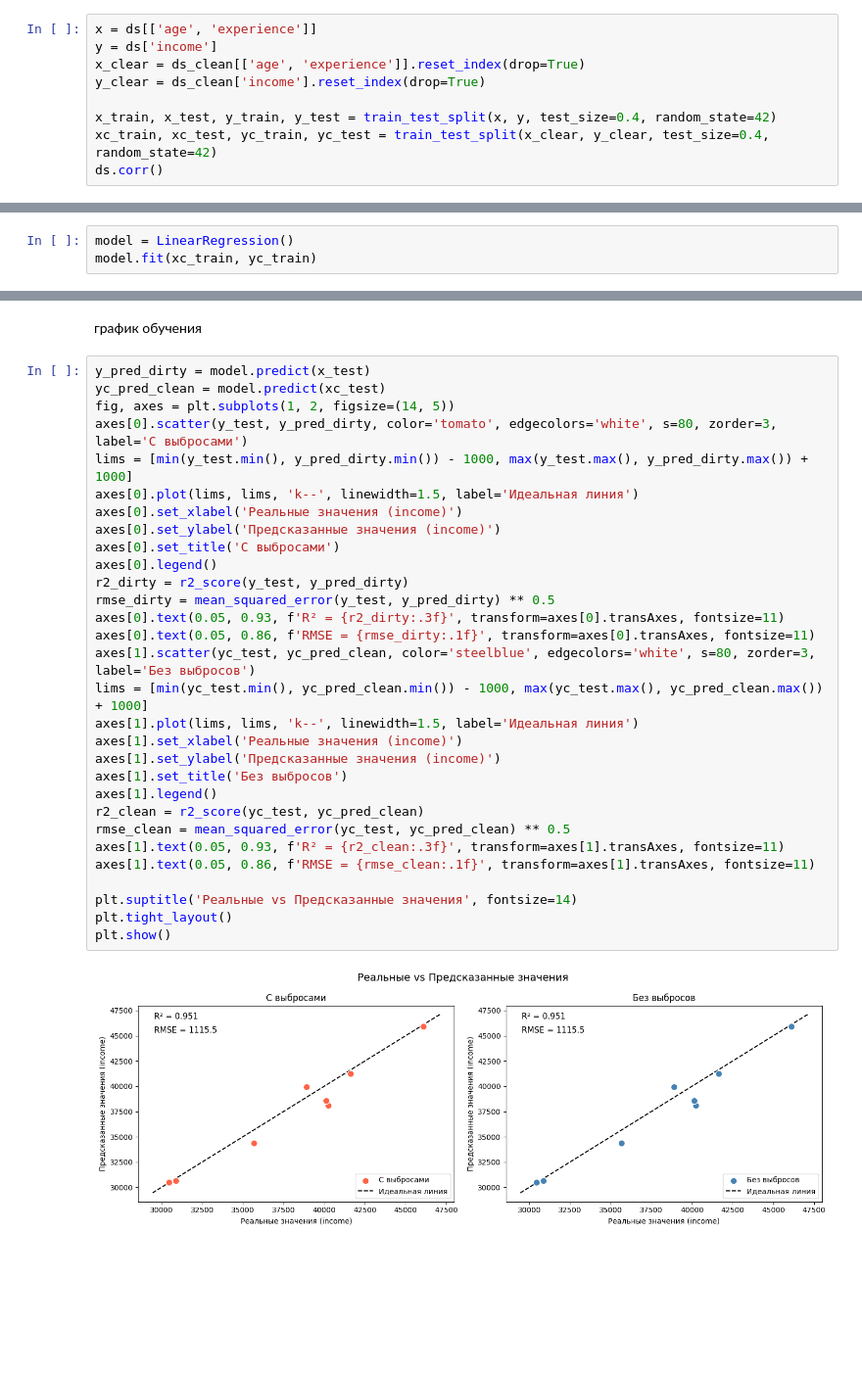
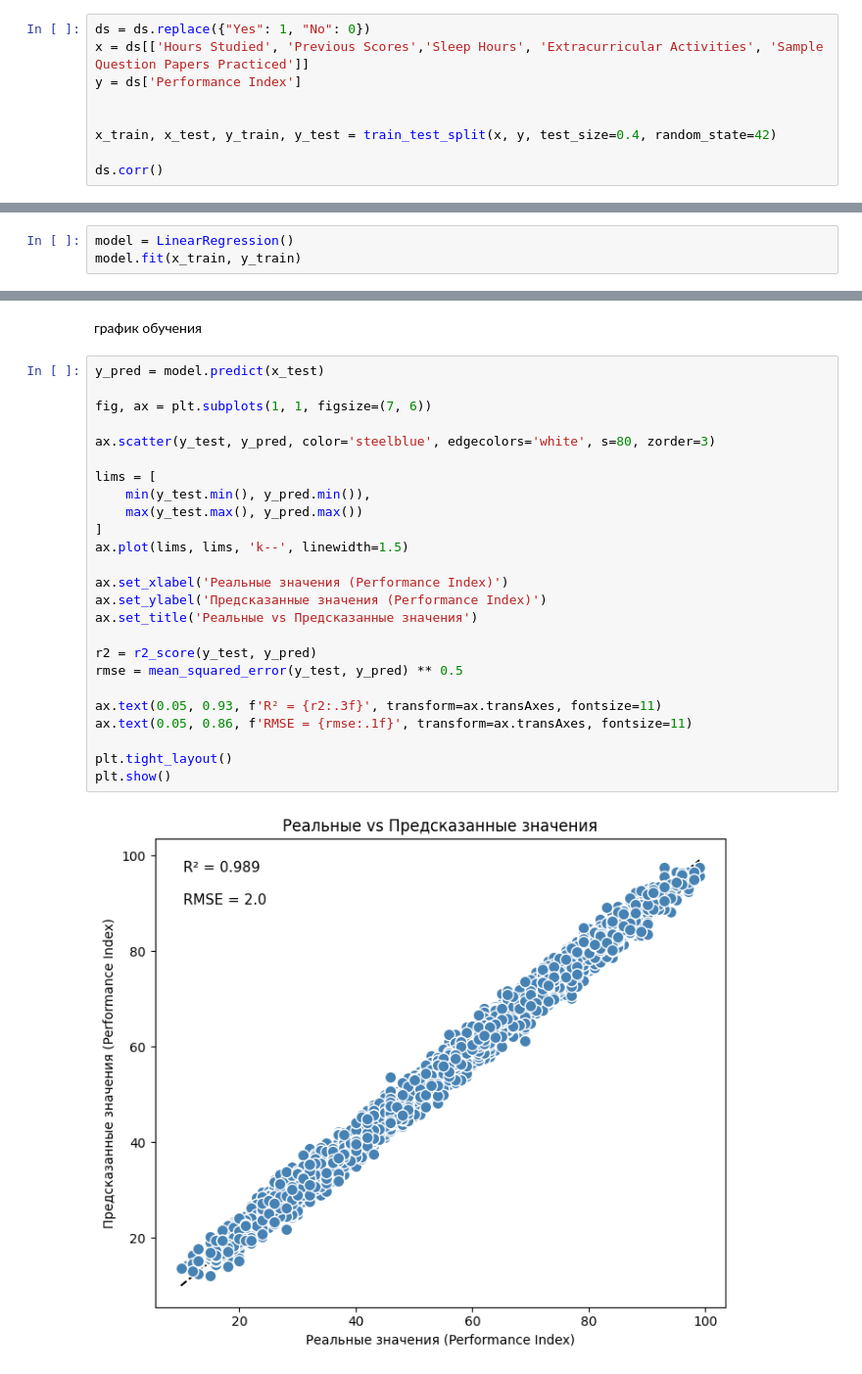
Before and after one commit to bakshva/resum, a Jupyter notebook: linear_regression/main.ipynb, the cells around one changed output, grey strips where cells are left out. Shown at 98% size. Cells and saved outputs as stored; diff of their text form; blank space fills up the shorter version.

```diff
--- a/linear_regression/main.ipynb
+++ b/linear_regression/main.ipynb
@@ -72,10 +110,10 @@ ds_clean = ds[mask.all(axis=1)]
 # %%
-x = ds[['age', 'experience']]
-y = ds['income']
-x_clear = ds_clean[['age', 'experience']].reset_index(drop=True)
-y_clear = ds_clean['income'].reset_index(drop=True)
+ds = ds.replace({"Yes": 1, "No": 0})
+x = ds[['Hours Studied', 'Previous Scores','Sleep Hours', 'Extracurricular Activities', 'Sample Question Papers Practiced']]
+y = ds['Performance Index']
+
 
 x_train, x_test, y_train, y_test = train_test_split(x, y, test_size=0.4, random_state=42)
-xc_train, xc_test, yc_train, yc_test = train_test_split(x_clear, y_clear, test_size=0.4, random_state=42)
+
 ds.corr()
 # %% [output]
@@ -86,6 +127,6 @@ ds.corr()
 # %%
 model = LinearRegression()
-model.fit(xc_train, yc_train)
+model.fit(x_train, y_train)
 # %% [output]
 LinearRegression()
 # %% [markdown]
@@ -108,34 +143,29 @@ print("без выбросов", mse_c**0.5, r2_c, mae_c)
 # %% [markdown]
 график обучения
 # %%
-y_pred_dirty = model.predict(x_test)
-yc_pred_clean = model.predict(xc_test)
-fig, axes = plt.subplots(1, 2, figsize=(14, 5))
-axes[0].scatter(y_test, y_pred_dirty, color='tomato', edgecolors='white', s=80, zorder=3, label='С выбросами')
-lims = [min(y_test.min(), y_pred_dirty.min()) - 1000, max(y_test.max(), y_pred_dirty.max()) + 1000]
-axes[0].plot(lims, lims, 'k--', linewidth=1.5, label='Идеальная линия')
-axes[0].set_xlabel('Реальные значения (income)')
-axes[0].set_ylabel('Предсказанные значения (income)')
-axes[0].set_title('С выбросами')
-axes[0].legend()
-r2_dirty = r2_score(y_test, y_pred_dirty)
-rmse_dirty = mean_squared_error(y_test, y_pred_dirty) ** 0.5
-axes[0].text(0.05, 0.93, f'R² = {r2_dirty:.3f}', transform=axes[0].transAxes, fontsize=11)
-axes[0].text(0.05, 0.86, f'RMSE = {rmse_dirty:.1f}', transform=axes[0].transAxes, fontsize=11)
-axes[1].scatter(yc_test, yc_pred_clean, color='steelblue', edgecolors='white', s=80, zorder=3, label='Без выбросов')
-lims = [min(yc_test.min(), yc_pred_clean.min()) - 1000, max(yc_test.max(), yc_pred_clean.max()) + 1000]
-axes[1].plot(lims, lims, 'k--', linewidth=1.5, label='Идеальная линия')
-axes[1].set_xlabel('Реальные значения (income)')
-axes[1].set_ylabel('Предсказанные значения (income)')
-axes[1].set_title('Без выбросов')
-axes[1].legend()
-r2_clean = r2_score(yc_test, yc_pred_clean)
-rmse_clean = mean_squared_error(yc_test, yc_pred_clean) ** 0.5
-axes[1].text(0.05, 0.93, f'R² = {r2_clean:.3f}', transform=axes[1].transAxes, fontsize=11)
-axes[1].text(0.05, 0.86, f'RMSE = {rmse_clean:.1f}', transform=axes[1].transAxes, fontsize=11)
+y_pred = model.predict(x_test)
 
-plt.suptitle('Реальные vs Предсказанные значения', fontsize=14)
+fig, ax = plt.subplots(1, 1, figsize=(7, 6))
+
+ax.scatter(y_test, y_pred, color='steelblue', edgecolors='white', s=80, zorder=3)
+
+lims = [
+    min(y_test.min(), y_pred.min()),
+    max(y_test.max(), y_pred.max())
+]
+ax.plot(lims, lims, 'k--', linewidth=1.5)
+
+ax.set_xlabel('Реальные значения (Performance Index)')
+ax.set_ylabel('Предсказанные значения (Performance Index)')
+ax.set_title('Реальные vs Предсказанные значения')
+
+r2 = r2_score(y_test, y_pred)
+rmse = mean_squared_error(y_test, y_pred) ** 0.5
+
+ax.text(0.05, 0.93, f'R² = {r2:.3f}', transform=ax.transAxes, fontsize=11)
+ax.text(0.05, 0.86, f'RMSE = {rmse:.1f}', transform=ax.transAxes, fontsize=11)
+
 plt.tight_layout()
 plt.show()
 # %% [output]
-[figure, old version]
+[figure, new version]
```
Also changed, not shown: parts of 18 cells of this notebook, 2 other files.
